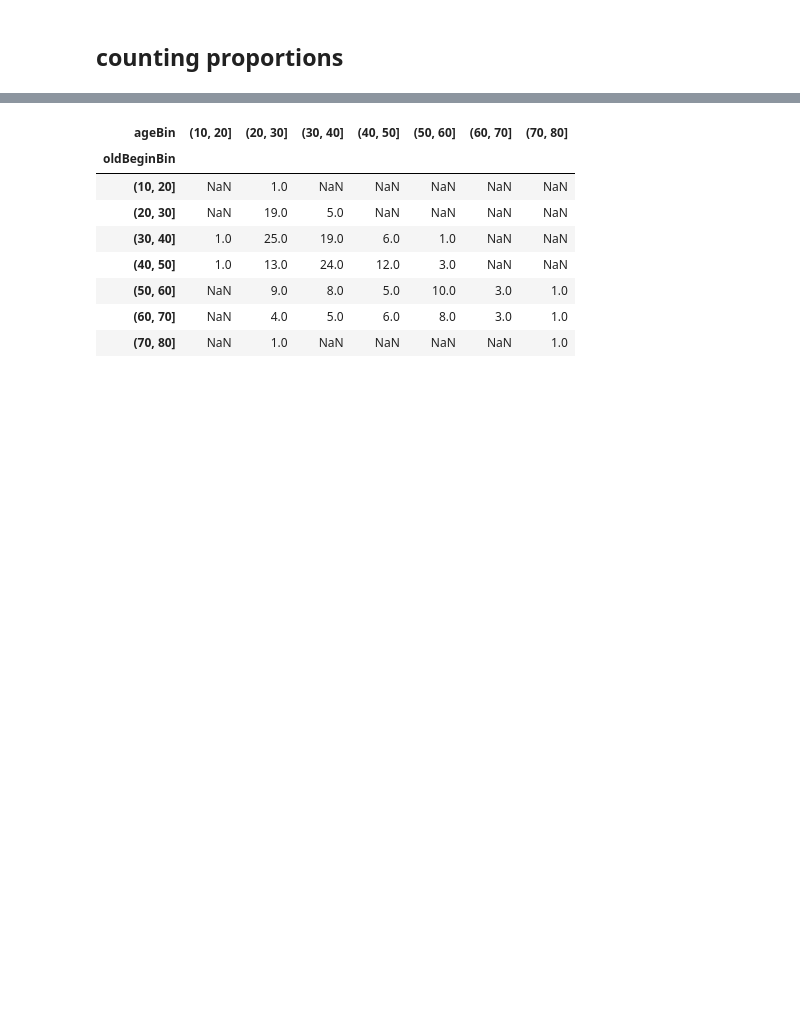
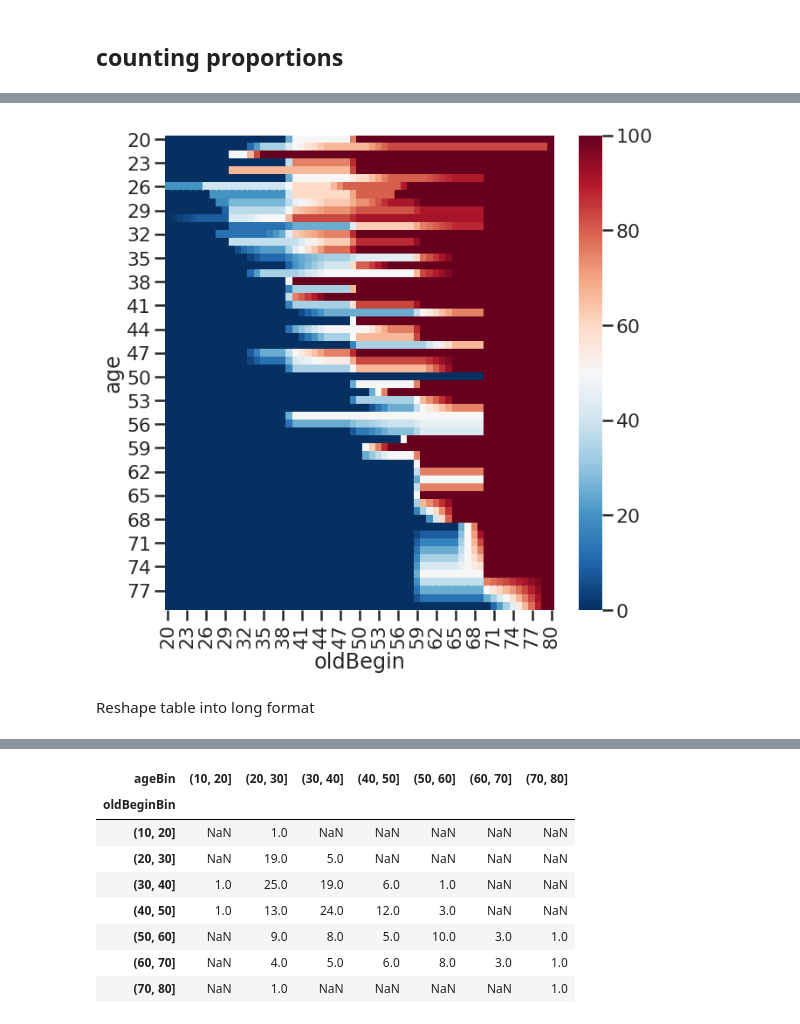
Before and after one commit to mwegrzyn/abbildungenWS1819, a Jupyter notebook: notebooks/age_project_MW.ipynb, the cells around one changed output, grey strips where cells are left out. Saved outputs shown, nothing was run; the diff lists cells and outputs as text; code cells hidden in the pictures; blank space fills up the shorter version.

```diff
--- a/notebooks/age_project_MW.ipynb
+++ b/notebooks/age_project_MW.ipynb
@@ -383,0 +413,7 @@ Answer: {{ '%0.f'%age_of_observer }}-year olds consider people {{ '%0.f'%magnitu
+# %%
+empty_df = pd.DataFrame(index=stack_cum_df.index,columns=range(20,80))
+empty_df.index.names = stack_cum_df.index.names
+empty_df.columns.names = stack_cum_df.columns.names
+# %%
+interpolate_df = empty_df.add(stack_cum_df,fill_value=0).astype(float)
+interpolate_df = interpolate_df.interpolate(axis=1)
@@ -383,0 +431,7 @@ Answer: {{ '%0.f'%age_of_observer }}-year olds consider people {{ '%0.f'%magnitu
+# %%
+empty_df = pd.DataFrame(index=range(20,80),columns=interpolate_df.columns)
+empty_df.index.names = interpolate_df.index.names
+empty_df.columns.names = interpolate_df.columns.names
+# %%
+interpolate_df = empty_df.add(interpolate_df,fill_value=0).astype(float)
+interpolate_df = interpolate_df.interpolate(axis=0)
@@ -383,0 +449,8 @@ Answer: {{ '%0.f'%age_of_observer }}-year olds consider people {{ '%0.f'%magnitu
+# %%
+fig,ax = plt.subplots(1,1,figsize=(10,10))
+sns.heatmap(interpolate_df,vmin=0,vmax=100,cmap='RdBu_r',ax=ax)
+plt.show()
+# %% [output]
+[figure, added]
+# %% [markdown]
+Reshape table into long format
```
Also changed, not shown: parts of 17 cells of this notebook, 1 other file.
